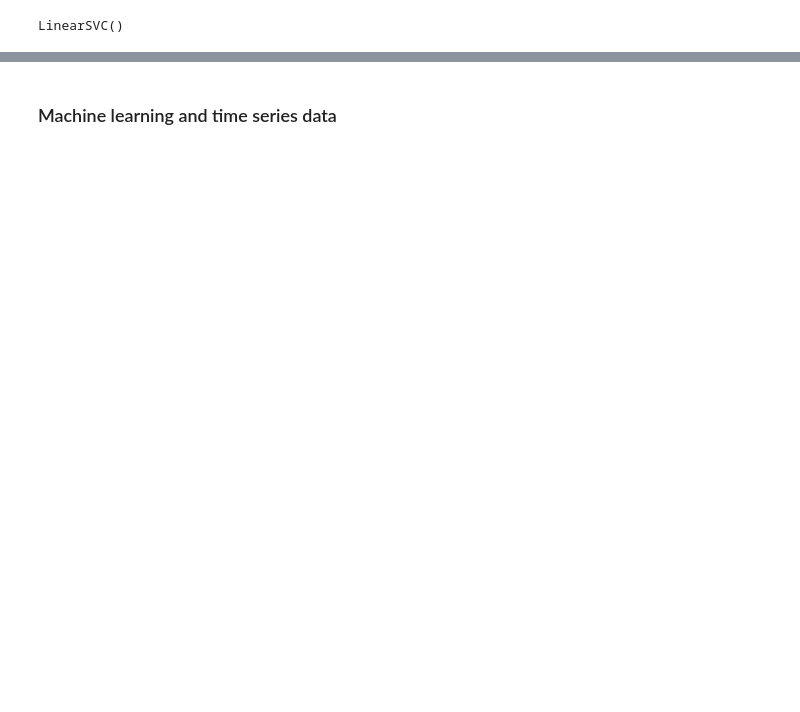
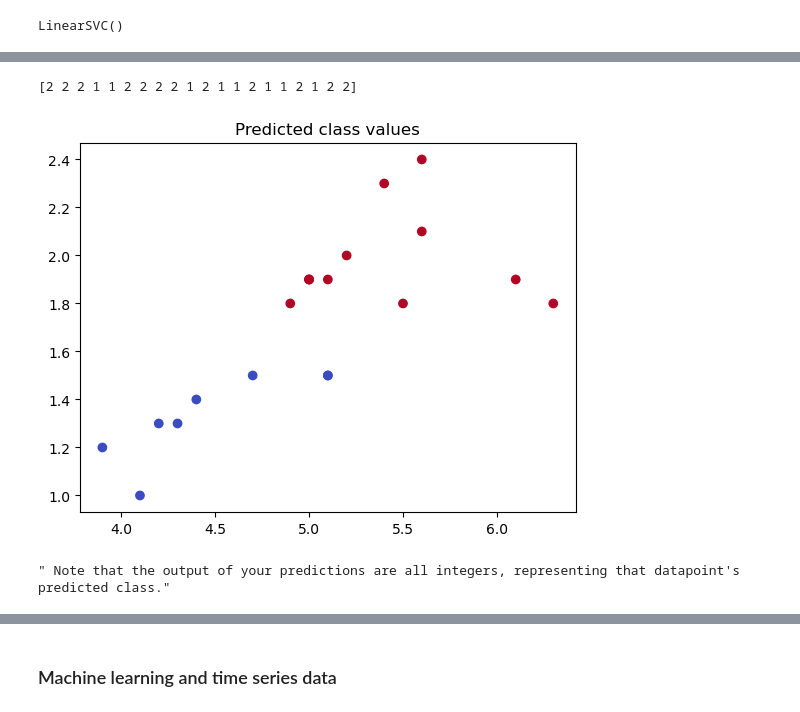
Before and after one commit to anhhaibkhn/Data-Science-selfstudy-notes-Blog, a Jupyter notebook: _notebooks/Machine Learning for Time Series Data in Python/2022-08-29-Machine Learning for Time Series Data in Python.ipynb, the cells around one changed output, grey strips where cells are left out. Drawn from its saved outputs; the diff is of its cells as text; code cells hidden in the pictures; blank space fills up the shorter version.

```diff
--- a/_notebooks/Machine Learning for Time Series Data in Python/2022-08-29-Machine Learning for Time Series Data in Python.ipynb
+++ b/_notebooks/Machine Learning for Time Series Data in Python/2022-08-29-Machine Learning for Time Series Data in Python.ipynb
@@ -193,0 +201,22 @@ LinearSVC()
+# %%
+targets = pd.read_csv('datasets/targets.csv', index_col=[0])
+# %%
+# Create input array
+X_predict = targets[['petal length (cm)', 'petal width (cm)']]
+
+# Predict with the model
+predictions = model.predict(X_predict)
+print(predictions)
+# [2 2 2 1 1 2 2 2 2 1 2 1 1 2 1 1 2 1 2 2]
+
+# Visualize predictions and actual values
+plt.scatter(X_predict['petal length (cm)'], X_predict['petal width (cm)'],
+            c=predictions, cmap=plt.cm.coolwarm)
+plt.title("Predicted class values")
+plt.show()
+
+""" Note that the output of your predictions are all integers, representing that datapoint's predicted class."""
+# %% [output]
+[2 2 2 1 1 2 2 2 2 1 2 1 1 2 1 1 2 1 2 2]
+[figure, added]
+" Note that the output of your predictions are all integers, representing that datapoint's predicted class."
```
Also changed, not shown: parts of 127 cells of this notebook, 22 other files.
